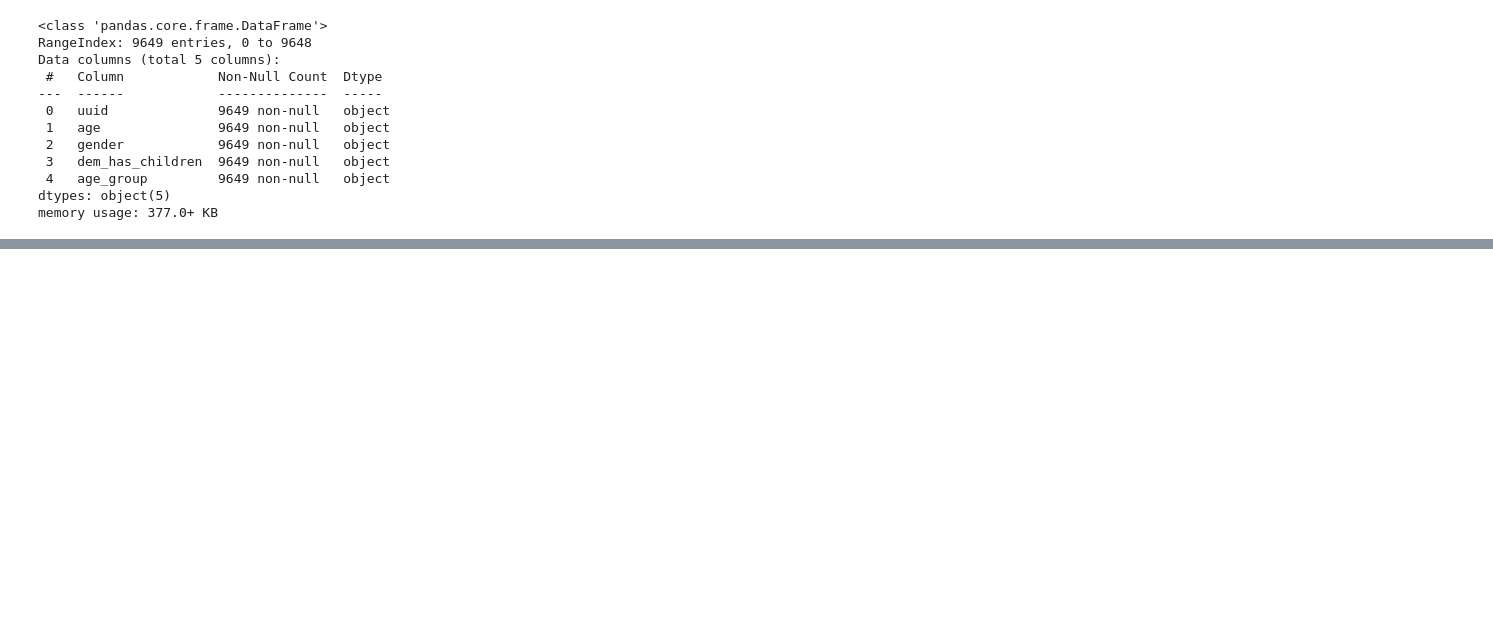
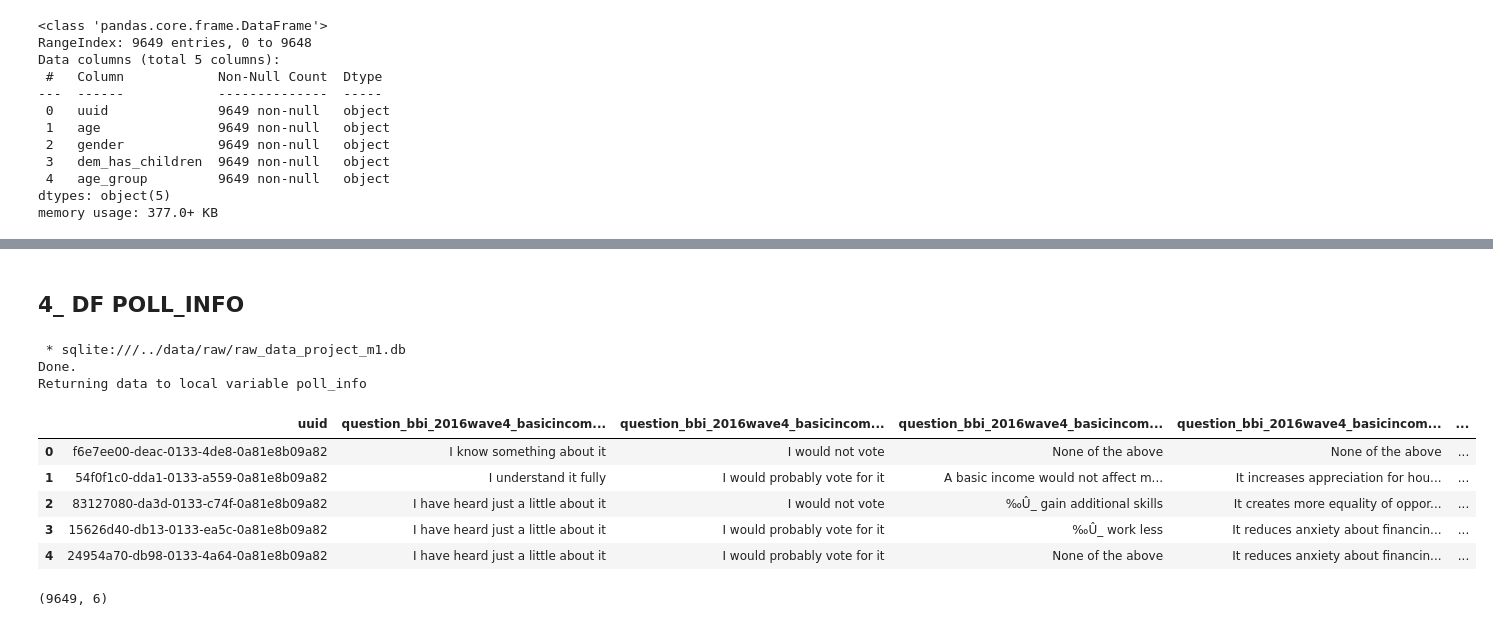
Before and after one commit to LAMDAMielgo/European_DataJobs_Poll, a Jupyter notebook: notebooks/acquisition.ipynb, the cells around one changed output, grey strips where cells are left out. Drawn from its saved outputs; the diff is of its cells as text; code cells hidden in the pictures; blank space fills up the shorter version.

Commit message:
data acquisition.. all db seen

```diff
--- a/notebooks/acquisition.ipynb
+++ b/notebooks/acquisition.ipynb
@@ -95,0 +346,24 @@ memory usage: 377.0+ KB
+# %% [markdown]
+## 4_ DF POLL_INFO
+# %%
+%%sql poll_info <<
+
+select * from poll_info;
+# %% [output]
+ * sqlite:///../data/raw/raw_data_project_m1.db
+Done.
+Returning data to local variable poll_info
+# %%
+df_poll_info = poll_info.DataFrame()
+df_poll_info.head()
+# %% [output]
+|  | uuid | question_bbi_2016wave4_basicincom... | question_bbi_2016wave4_basicincom... | question_bbi_2016wave4_basicincom... | question_bbi_2016wave4_basicincom... | ... |
+| 0 | f6e7ee00-deac-0133-4de8-0a81e8b09a82 | I know something about it | I would not vote | None of the above | None of the above | ... |
+| 1 | 54f0f1c0-dda1-0133-a559-0a81e8b09a82 | I understand it fully | I would probably vote for it | A basic income would not affect m... | It increases appreciation for hou... | ... |
+| 2 | 83127080-da3d-0133-c74f-0a81e8b09a82 | I have heard just a little about it | I would not vote | ‰Û_ gain additional skills | It creates more equality of oppor... | ... |
+| 3 | 15626d40-db13-0133-ea5c-0a81e8b09a82 | I have heard just a little about it | I would probably vote for it | ‰Û_ work less | It reduces anxiety about financin... | ... |
+| 4 | 24954a70-db98-0133-4a64-0a81e8b09a82 | I have heard just a little about it | I would probably vote for it | None of the above | It reduces anxiety about financin... | ... |
+# %%
+df_poll_info.shape
+# %% [output]
+(9649, 6)
```
Also changed, not shown: parts of 40 cells of this notebook, 1 other file.
